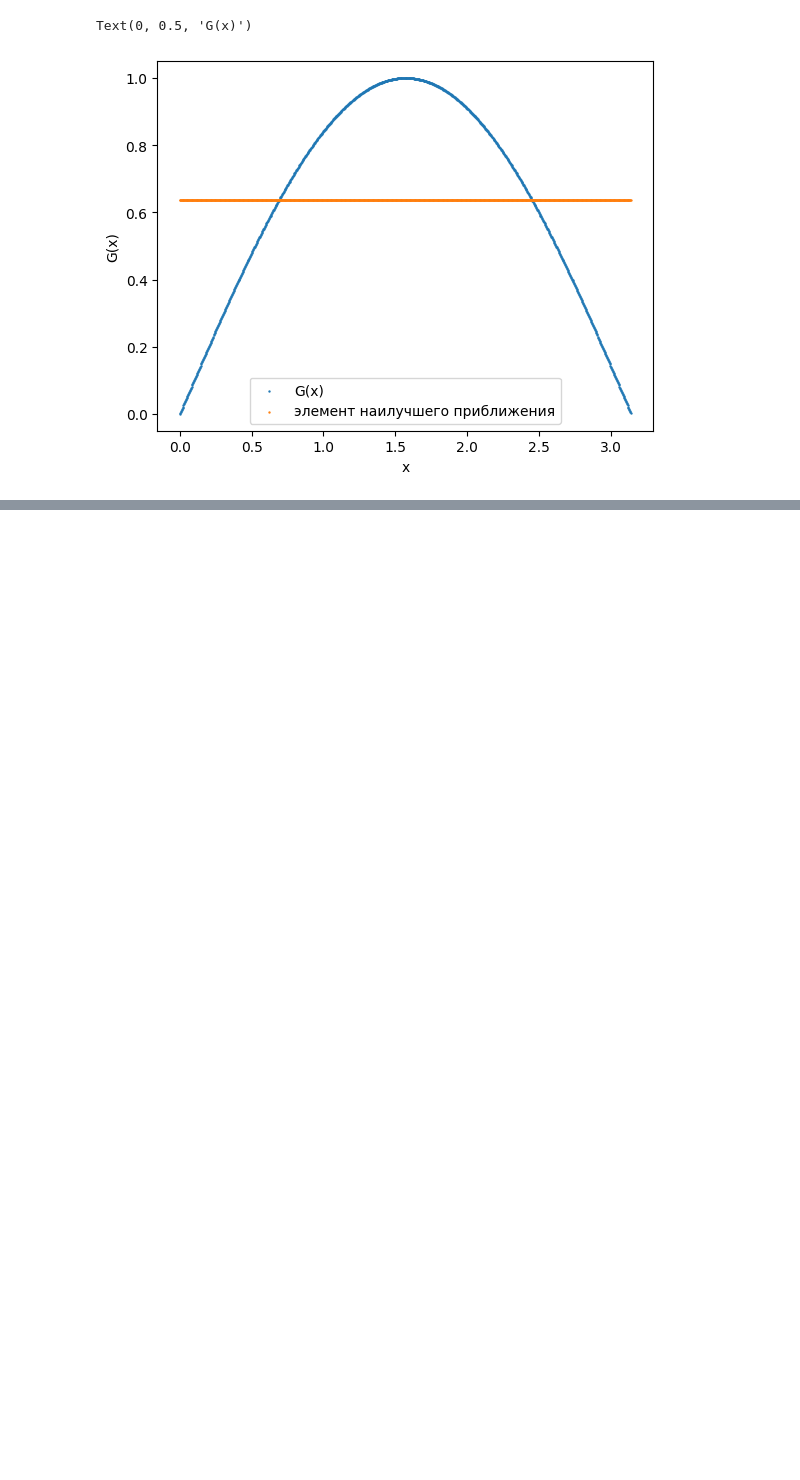
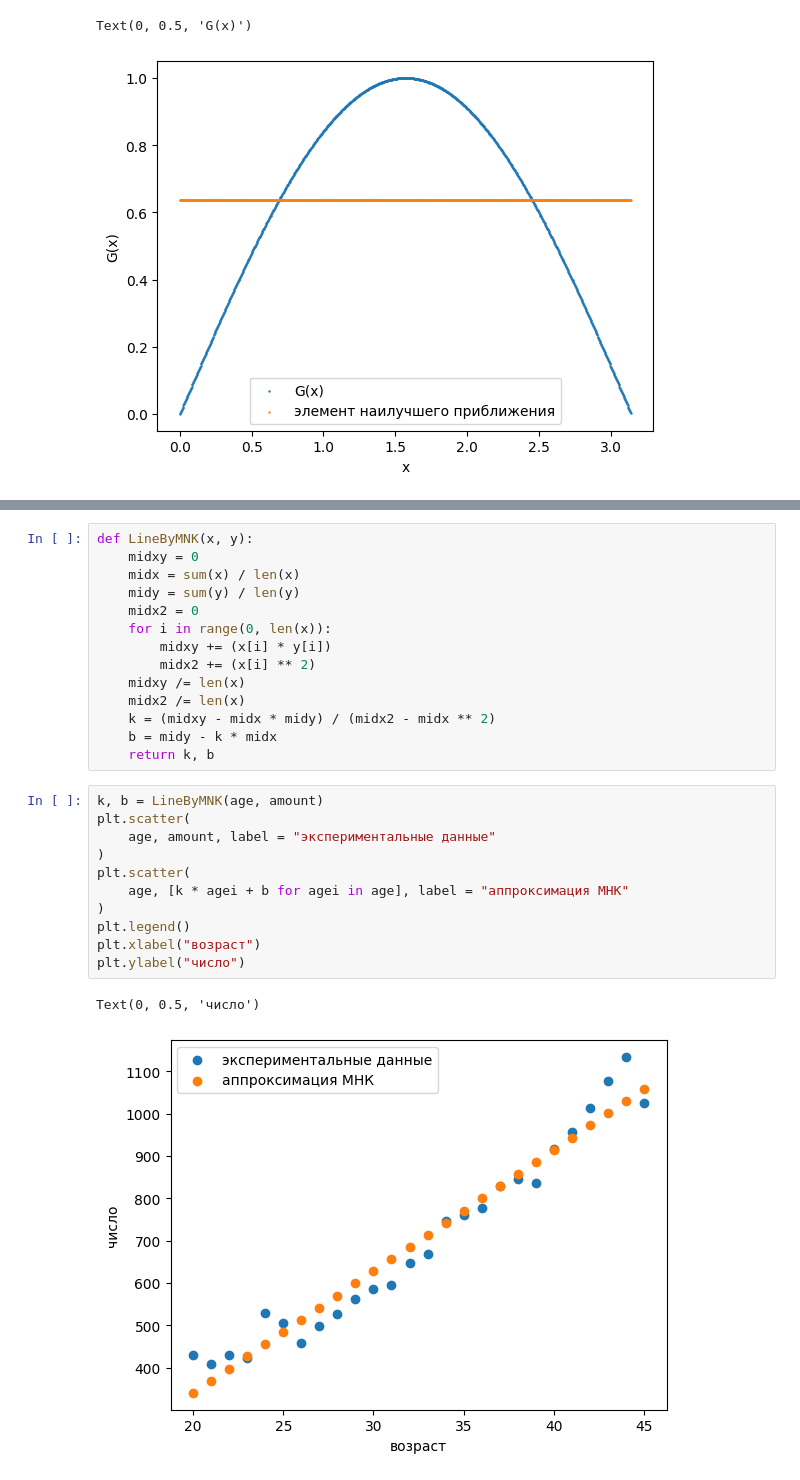
Before and after one commit to stas1404/-, a Jupyter notebook: hoMework3.ipynb, the cells around one changed output, grey strips where cells are left out. Drawn from its saved outputs; the diff is of its cells as text; blank space fills up the shorter version.

```diff
--- a/hoMework3.ipynb
+++ b/hoMework3.ipynb
@@ -72,0 +103,28 @@ Text(0, 0.5, 'G(x)')
+# %%
+def LineByMNK(x, y):
+    midxy = 0
+    midx = sum(x) / len(x)
+    midy = sum(y) / len(y)
+    midx2 = 0
+    for i in range(0, len(x)):
+        midxy += (x[i] * y[i])
+        midx2 += (x[i] ** 2)
+    midxy /= len(x)
+    midx2 /= len(x)
+    k = (midxy - midx * midy) / (midx2 - midx ** 2)
+    b = midy - k * midx
+    return k, b
+# %%
+k, b = LineByMNK(age, amount)
+plt.scatter(
+    age, amount, label = "экспериментальные данные"
+)
+plt.scatter(
+    age, [k * agei + b for agei in age], label = "аппроксимация МНК"
+)
+plt.legend()
+plt.xlabel("возраст")
+plt.ylabel("число")
+# %% [output]
+Text(0, 0.5, 'число')
+[figure, added]
```
Also changed, not shown: parts of 27 cells of this notebook.
